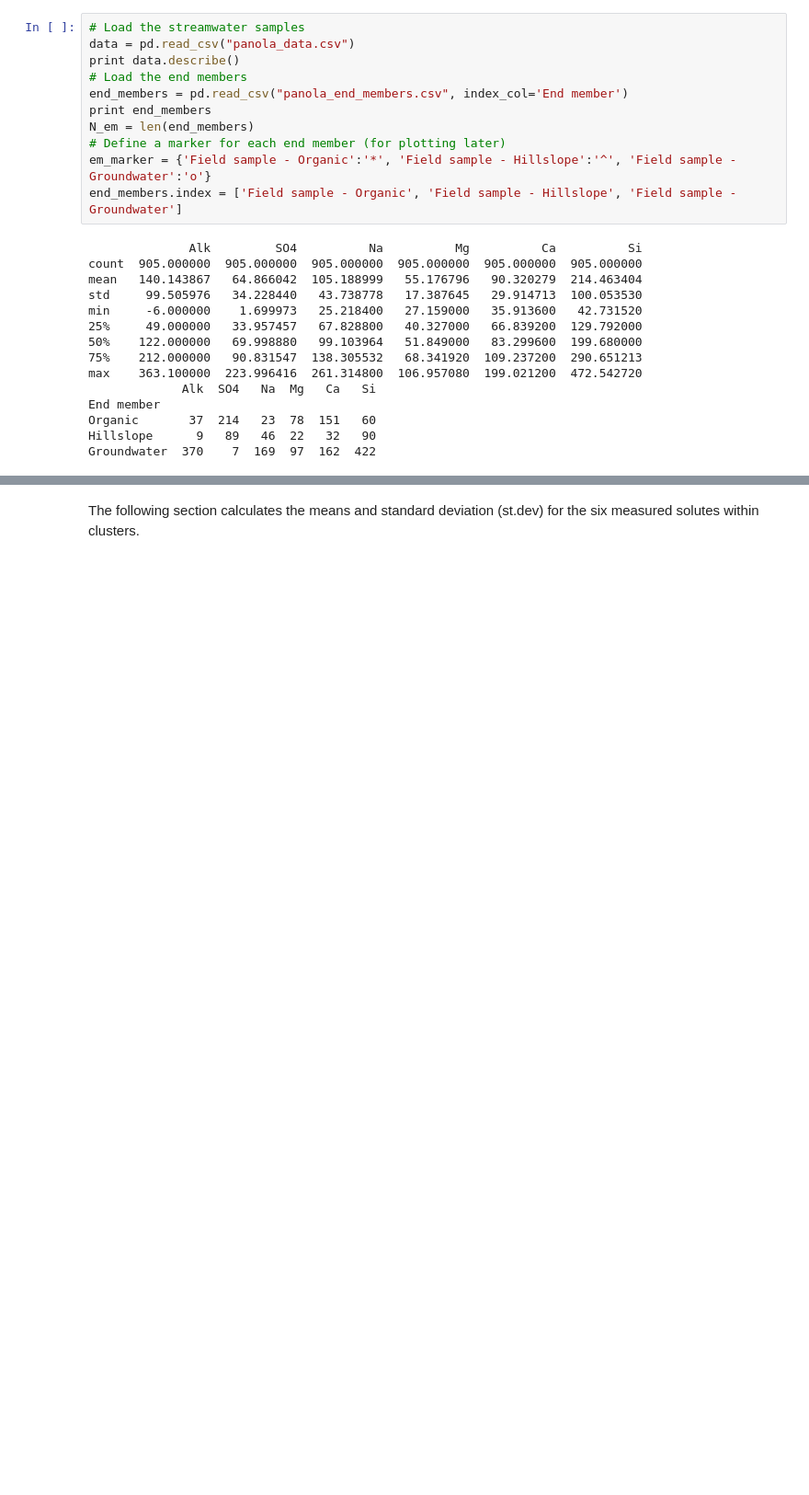
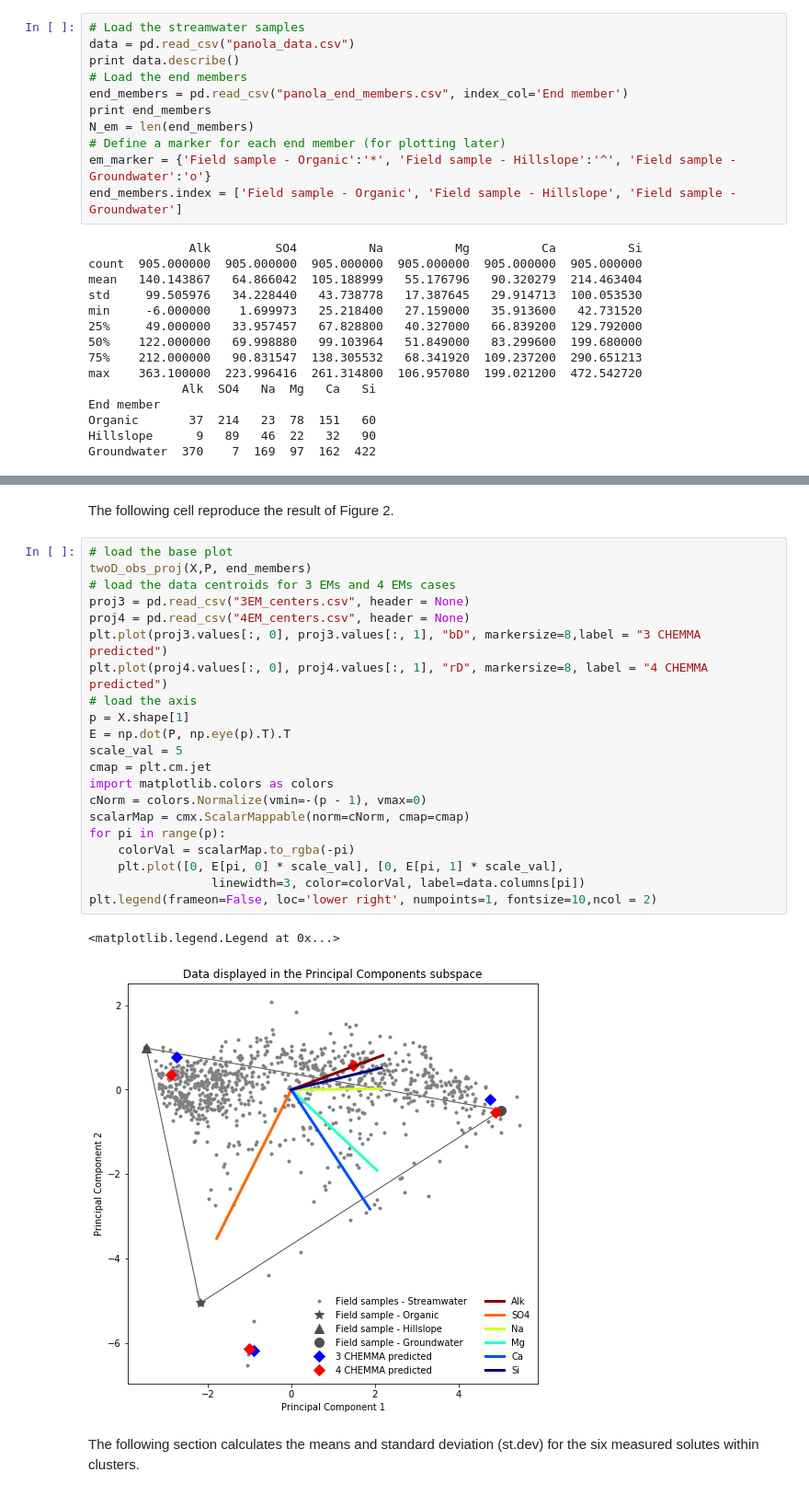
Before and after one commit to Estherrrrrxu/CHEMMA, a Jupyter notebook: CHEMMA.ipynb, the cells around one changed output, grey strips where cells are left out. Shown at 92% size. Saved outputs shown, nothing was run; the diff lists cells and outputs as text; blank space fills up the shorter version.

Commit message:
Add new files and updated CHEMMA ipynb

```diff
--- a/CHEMMA.ipynb
+++ b/CHEMMA.ipynb
@@ -263,3 +263,29 @@ plt.legend(loc='upper left', numpoints=1, fontsize=10)
+# %% [markdown]
+The following cell reproduce the result of Figure 2.
+# %%
+# load the base plot
+twoD_obs_proj(X,P, end_members)
+# load the data centroids for 3 EMs and 4 EMs cases
+proj3 = pd.read_csv("3EM_centers.csv", header = None)
+proj4 = pd.read_csv("4EM_centers.csv", header = None)
+plt.plot(proj3.values[:, 0], proj3.values[:, 1], "bD", markersize=8,label = "3 CHEMMA predicted")
+plt.plot(proj4.values[:, 0], proj4.values[:, 1], "rD", markersize=8, label = "4 CHEMMA predicted")
+# load the axis
+p = X.shape[1]
+E = np.dot(P, np.eye(p).T).T
+scale_val = 5
+cmap = plt.cm.jet
+import matplotlib.colors as colors
+cNorm = colors.Normalize(vmin=-(p - 1), vmax=0)
+scalarMap = cmx.ScalarMappable(norm=cNorm, cmap=cmap)
+for pi in range(p):
+    colorVal = scalarMap.to_rgba(-pi)
+    plt.plot([0, E[pi, 0] * scale_val], [0, E[pi, 1] * scale_val],
+                 linewidth=3, color=colorVal, label=data.columns[pi])
+plt.legend(frameon=False, loc='lower right', numpoints=1, fontsize=10,ncol = 2)
+# %% [output]
+<matplotlib.legend.Legend at 0x...>
+[figure, added]
 # %% [markdown]
 The following section calculates the means and standard deviation (st.dev) for the six measured solutes within clusters.
 # %%
```
Also changed, not shown: parts of 12 cells of this notebook, 3 other files.
